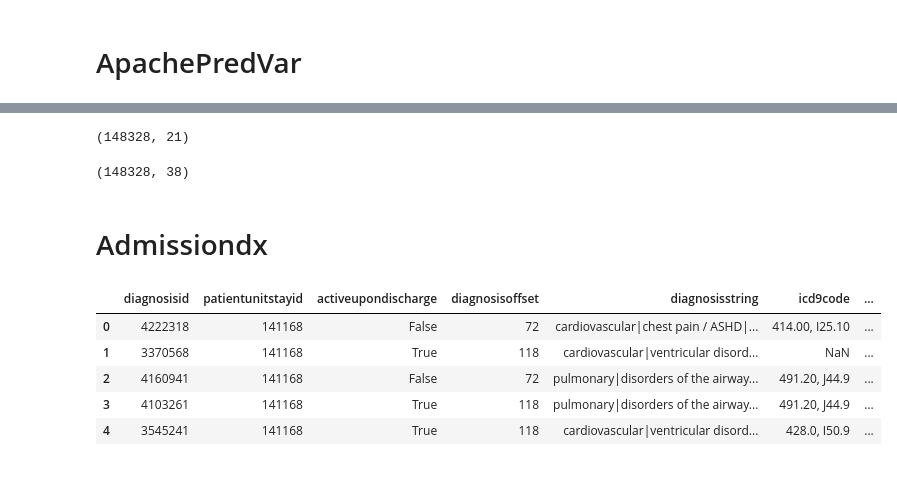
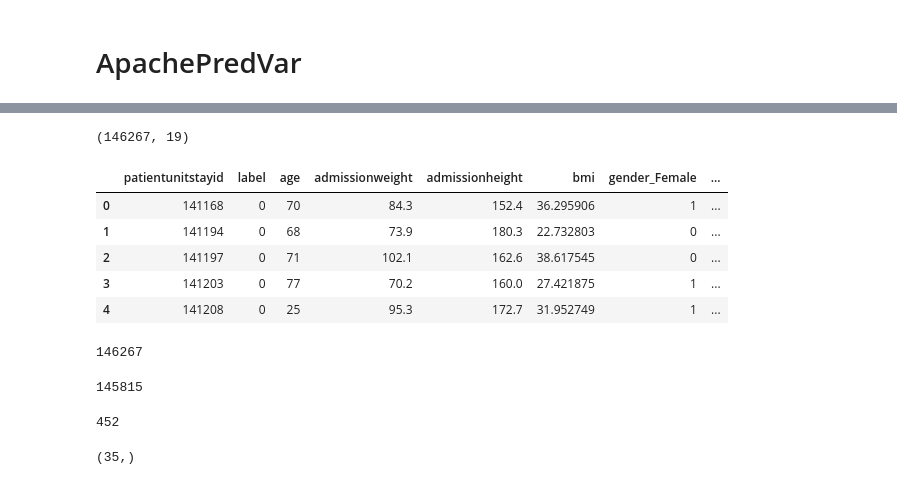
Before and after one commit to horwitzr/ViTalErt, a Jupyter notebook: notebooks/EDA.ipynb, the cells around one changed output, grey strips where cells are left out. Cells and saved outputs as stored; diff of their text form; code cells hidden in the pictures.

```diff
--- a/notebooks/EDA.ipynb
+++ b/notebooks/EDA.ipynb
@@ -34,3 +34,21 @@ pd.set_option('display.max_columns', None)
 matplotlib.rcParams.update({'font.size': 22})
 # %% [markdown]
 # eICU Data Wrangling
+# %%
+# Read files from csv
+patient = pd.read_csv(dir_read + 'patient.csv')
+admissiondx = pd.read_csv(dir_read + 'admissiondx.csv')
+diagnosis = pd.read_csv(dir_read + 'diagnosis.csv')
+ptusid_pos = pd.read_csv(dir_read + 'pos_ptunitstayid.csv')
+hr = pd.read_csv(dir_read + 'vitalPeriodic_heartrate_first24.csv')
+hr = hr.set_index('patientunitstayid')
+
+print('There are ' + str(patient.shape[0]) + ' patientunitstayids in "patient.csv" but only ' \
+      + str(hr.shape[0]) + ' patientunitstayids in the hr csv file')
+print('Cleaning that up for patient, admissiondx, diagnosis, and ptusid_pos.')
+patient = patient[patient['patientunitstayid'].isin(list(hr.index))]
+admissiondx = admissiondx[admissiondx['patientunitstayid'].isin(list(hr.index))]
+diagnosis = diagnosis[diagnosis['patientunitstayid'].isin(list(hr.index))]
+ptusid_pos = ptusid_pos[ptusid_pos['patientunitstayid'].isin(list(hr.index))]
+
+hr = hr.reset_index()
@@ -279,7 +230,7 @@ apachepredvar = apachepredvar.drop(columns=['apachepredvarid', 'sicuday', 'saps3
                                     'teachtype', 'region', 'amilocation', 'bedcount', 'admitsource', 'graftcount', 'age', \
                                    'meds', 'diedinhospital', 'electivesurgery', 'readmit', 'managementsystem', 'var03hspxlos', \
                                    'ejectfx', 'day1meds', 'day1verbal', 'day1motor', 'day1eyes',  'day1pao2', 'day1fio2', \
-                                           'dischargelocation', 'pao2', 'fio2']) # pao2 and fio2 are <0 too frequently
+                                           'ventday1', 'creatinine', 'dischargelocation', 'pao2', 'fio2']) # pao2 and fio2 are <0 too frequently
 apachepredvar = apachepredvar.drop(columns=['admitdiagnosis'])
 apachepredvar = apachepredvar[apachepredvar['verbal']!=-1] # Get rid of missing data
 apachepredvar.set_index('patientunitstayid')
@@ -301,3 +254,8 @@ apachepredvar.set_index('patientunitstayid')
+# %%
+Xy = patient[['label', 'age', 'admissionweight', 'admissionheight', 'bmi', 'gender_Female',
+       'ethnicity_African American', 'ethnicity_Asian', 'ethnicity_Caucasian', 'ethnicity_Hispanic',
+       'ethnicity_Native American', 'ethnicity_Other/Unknown',
+       'unitstaytype_admit', 'unitstaytype_readmit', 'unitstaytype_transfer']]
 # %%
 Xy.shape
 # %% [output]
@@ -305,21 +263,33 @@ Xy.shape
 # %%
 apachepredvar.shape
 # %% [output]
-(148328, 21)
+(146267, 19)
 # %%
 Xy2 = Xy.merge(apachepredvar, how='right', left_on='patientunitstayid', right_on='patientunitstayid')
-# %%
-Xy2.shape
-# %% [output]
-(148328, 38)
-# %% [markdown]
-# Admissiondx
+# %%
+Xy3 = Xy2.merge(hr, how='inner', left_on='patientunitstayid', right_on='patientunitstayid')
 # %%
-admissiondx.head()
+Xy3.head()
 # %% [output]
-|  | diagnosisid | patientunitstayid | activeupondischarge | diagnosisoffset | diagnosisstring | icd9code | ... |
-| 0 | 4222318 | 141168 | False | 72 | cardiovascular|chest pain / ASHD|... | 414.00, I25.10 | ... |
-| 1 | 3370568 | 141168 | True | 118 | cardiovascular|ventricular disord... | NaN | ... |
-| 2 | 4160941 | 141168 | False | 72 | pulmonary|disorders of the airway... | 491.20, J44.9 | ... |
-| 3 | 4103261 | 141168 | True | 118 | pulmonary|disorders of the airway... | 491.20, J44.9 | ... |
-| 4 | 3545241 | 141168 | True | 118 | cardiovascular|ventricular disord... | 428.0, I50.9 | ... |
+|  | patientunitstayid | label | age | admissionweight | admissionheight | bmi | gender_Female | ... |
+| 0 | 141168 | 0 | 70 | 84.3 | 152.4 | 36.295906 | 1 | ... |
+| 1 | 141194 | 0 | 68 | 73.9 | 180.3 | 22.732803 | 0 | ... |
+| 2 | 141197 | 0 | 71 | 102.1 | 162.6 | 38.617545 | 0 | ... |
+| 3 | 141203 | 0 | 77 | 70.2 | 160.0 | 27.421875 | 1 | ... |
+| 4 | 141208 | 0 | 25 | 95.3 | 172.7 | 31.952749 | 1 | ... |
+# %%
+Xy3.shape[0]
+# %% [output]
+146267
+# %%
+Xy3[Xy3['label']==0].shape[0]
+# %% [output]
+145815
+# %%
+Xy3[Xy3['label']==1].shape[0]
+# %% [output]
+452
+# %%
+Xy3.columns.shape
+# %% [output]
+(35,)
```
Also changed, not shown: parts of 34 cells of this notebook.
